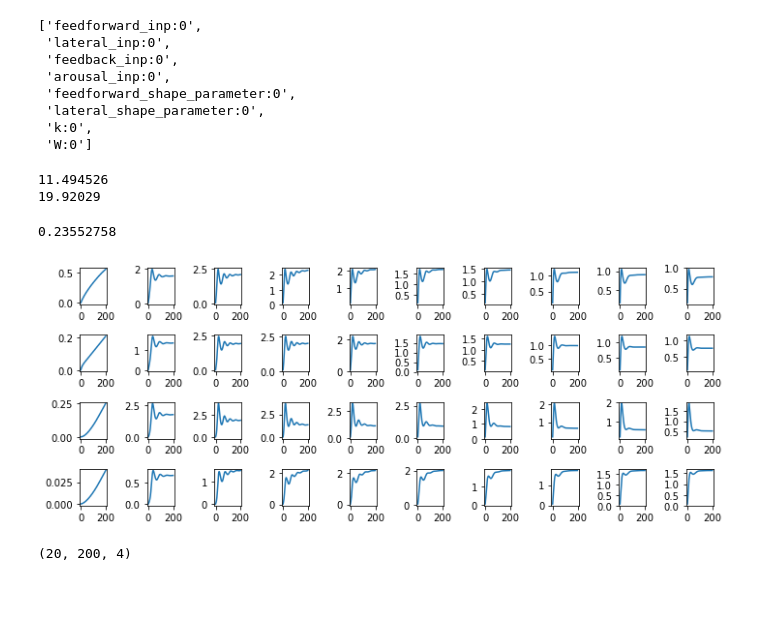
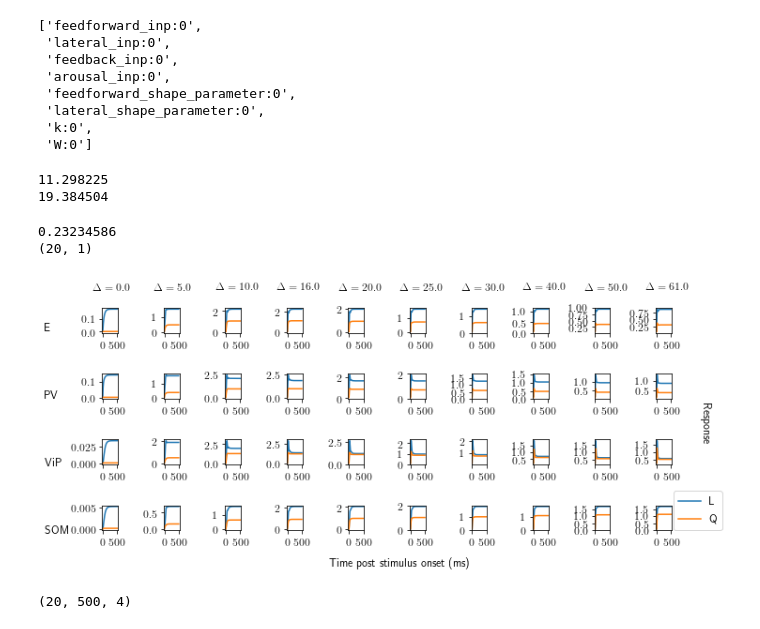
Before and after one commit to gbarello/CellTypeSSN, a Jupyter notebook: Basic_SSN_model.ipynb, the cells around one changed output. Drawn from its saved outputs; the diff is of its cells as text; code cells hidden in the pictures; blank space fills up the shorter version.

```diff
--- a/Basic_SSN_model.ipynb
+++ b/Basic_SSN_model.ipynb
@@ -74,13 +82,15 @@ tau = np.float32(np.array([tau_E,tau_I,tau_I,tau_I]))
 n = 2.2
 k = tf.exp(tf.Variable(np.float32(np.log(.1)),trainable = True,name = "k"))
 
-T = .2
+T = .5
 nt = int(T/dt)
 
 W = np.float32(np.array([[1,1,1,1],[1,1,1,1],[1,1,0,1],[1,0,1,0]])*np.array([[1,-1,-1,-1]]))*tf.exp(tf.Variable(np.log(np.float32(np.array([[.017,.956,.045,.512],
               [.8535,.99,.09,.307],
               [2.104,.184,1,.734],
               [1.285,1,.14,1]]))) - 3,trainable = True,name = "W"))
+
+fitvar = [W,k]
 # %%
 MAX_RATE = 1000
 
@@ -118,7 +128,7 @@ print(states.shape)
 test_time = .1
 test_nt = int(test_time/dt)
 
-test_frac = .1
+test_frac = 0
 test_num = int(test_frac * int(states.shape[0] * states.shape[2]))
 
 target_rates = tf.placeholder(tf.float32,(None,4))
@@ -139,6 +149,9 @@ loss = tf.reduce_mean(tf.boolean_mask(tf.expand_dims(target_rates,1) - states[:,
 test_loss = tf.reduce_mean(tf.boolean_mask(tf.expand_dims(target_rates,1) - states[:,-test_nt:],test_mask)**2)
 adam = tf.train.AdamOptimizer(learning_rate = .01)
 train = adam.minimize(loss)
+
+
+allvars = tf.trainable_variables()
 # %% [output]
 (20, 100, 4)
 # %%
@@ -213,15 +226,16 @@ init = tf.global_variables_initializer()
 sess = tf.Session()
 sess.run(init)
 
-tl = 1000
+tl = 3000
+num_steps = 1000
 
 print("step\ttrain_loss\ttest_loss")
-for k in range(1000):
+for k in range(num_steps):
     _,train_loss,test_eval = sess.run([train,loss,test_loss],{input_arousal:data_arousal,input_size:data_stim_size,target_rates:data_response})
     if k%10 == 0:
         print("{}\t{}\t{}".format(k,train_loss,test_eval))
-    if test_eval < tl:
-        tl = test_eval
-        goodpar = sess.run(variables)
+    #if test_eval < tl:
+    #    tl = test_eval
+    goodpar = sess.run(variables)
 # %% [output]
 step    train_loss      test_loss
@@ -341,26 +402,46 @@ vnames
 print(np.exp(parameters[-4]))
 print(np.exp(parameters[-3]))
 # %% [output]
-11.494526
-19.92029
+11.298225
+19.384504
 # %%
 print(np.exp(parameters[-2]))
+
+print(data_stim_size.shape)
 # %% [output]
-0.23552758
+0.23234586
+(20, 1)
 # %%
 import matplotlib.pyplot as plt
 
 fig,sub = plt.subplots(4,10,figsize = (10,4))
 
 for i in range(10):
     for k in range(4):
-        sub[k,i].plot(responses[i,:,k])
+        sub[k,i].plot(responses[i,:,k],label = "L")
+        sub[k,i].plot(responses[10+i,:,k],label = "Q")
+
+        if i == 9 and k == 3:
+            sub[k,i].legend(loc = (1.1,0))
+
+for k in range(10):
+    fig.text(.05 + k*.091,1,"$\Delta = {}$".format(np.round(float(data_stim_size[k,0]),0)))
 plt.tight_layout()
-plt.savefig("./response_time_course.pdf")
+
+fig.text(-.02,.1,"SOM")
+fig.text(-.02,.35,"ViP")
+fig.text(-.02,.6,"PV")
+fig.text(-.02,.85,"E")
+
+fig.text(.4,-.02,"Time post stimulus onset (ms)")
+fig.text(.95,.55,"Response",rotation = -90)
+plt.tight_layout()
+
+plt.savefig("./response_time_course.pdf",bbox_inches = "tight")
 plt.show()
 # %% [output]
-[figure, old version]
+[figure, new version]
 # %%
 print(responses.shape)
 # %% [output]
-(20, 200, 4)
+(20, 500, 4)
```
Also changed, not shown: parts of 12 cells of this notebook, 1 other file.
